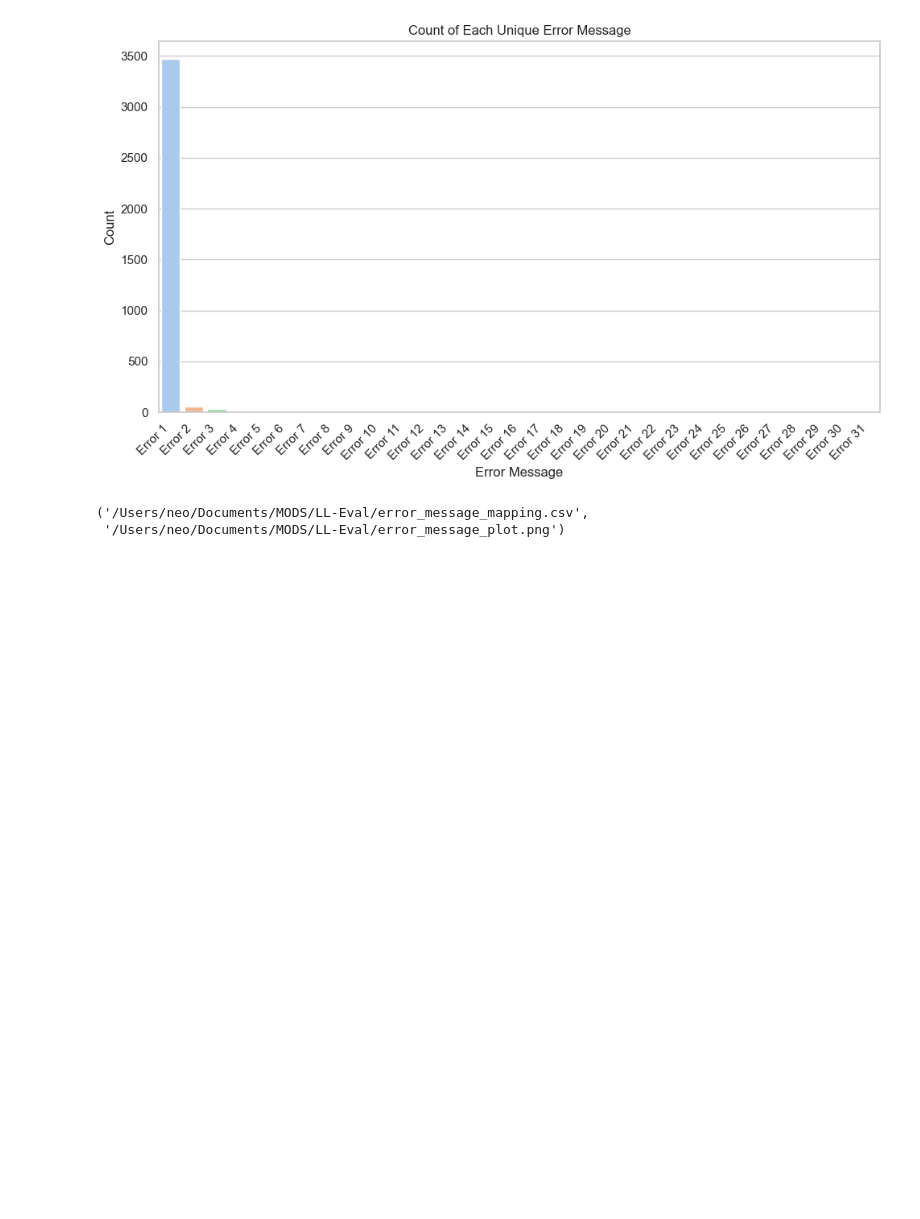
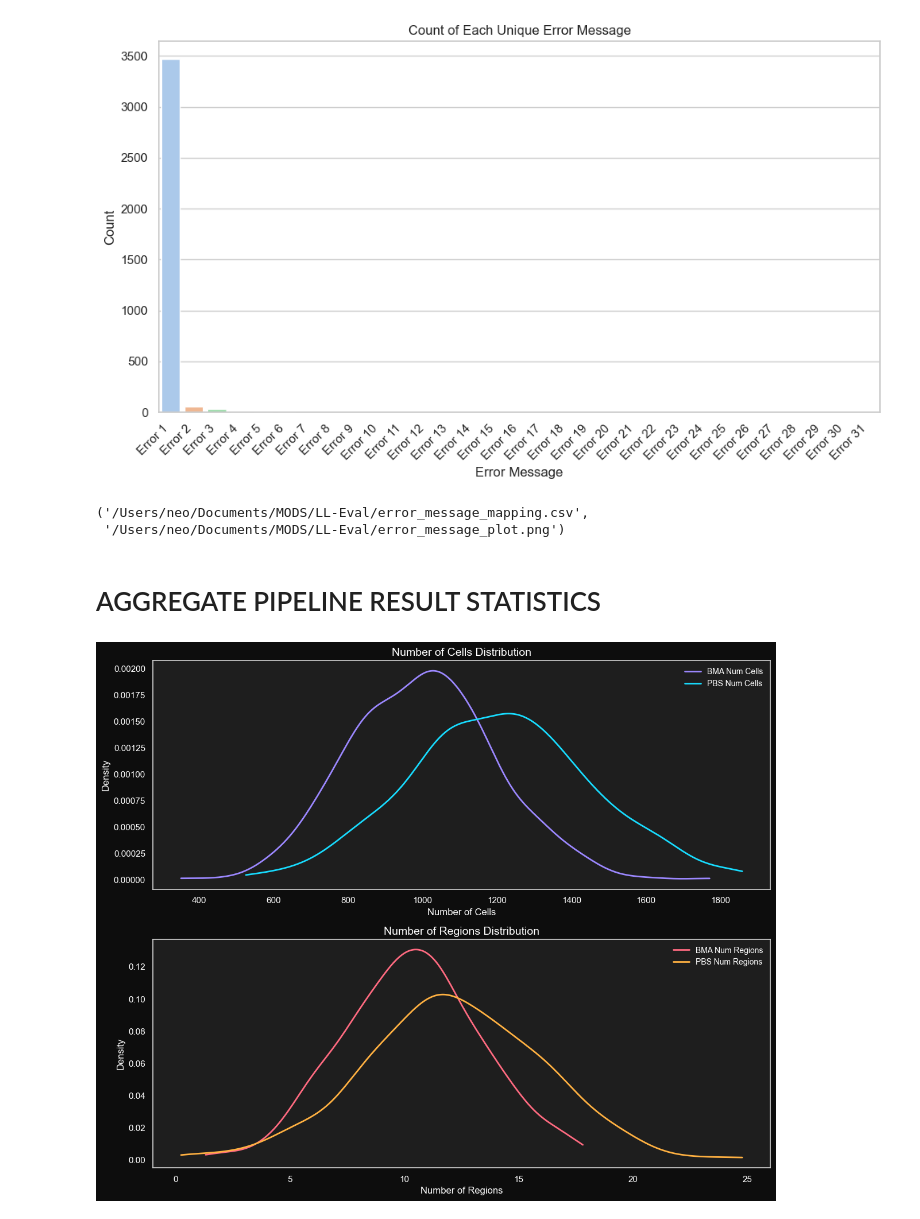
Before and after one commit to neoyinzhanghan/LL-Eval, a Jupyter notebook: local.ipynb, the cells around one changed output. Cells and saved outputs as stored; diff of their text form; code cells hidden in the pictures; blank space fills up the shorter version.

```diff
--- a/local.ipynb
+++ b/local.ipynb
@@ -53,3 +55,71 @@ plt.show()
 [figure]
 ('/Users/neo/Documents/MODS/LL-Eval/error_message_mapping.csv',
  '/Users/neo/Documents/MODS/LL-Eval/error_message_plot.png')
+# %% [markdown]
+# AGGREGATE PIPELINE RESULT STATISTICS
+# %%
+# Adjust the legend text color to white for better visibility.
+import pandas as pd
+import numpy as np
+import matplotlib.pyplot as plt
+from scipy.stats import gaussian_kde
+
+# Simulating data for demonstration purposes.
+np.random.seed(42)
+df = pd.DataFrame({
+    'specimen_type': ['BMA'] * 500 + ['PBS'] * 500,
+    'num_cells': np.concatenate((np.random.normal(1000, 200, 500), np.random.normal(1200, 250, 500))),
+    'num_regions': np.concatenate((np.random.normal(10, 3, 500), np.random.normal(12, 4, 500)))
+})
+
+# Separate the data for BMA and PBS
+df_bma = df[df['specimen_type'] == 'BMA']
+df_pbs = df[df['specimen_type'] == 'PBS']
+
+# Extract the data
+bma_num_cells = df_bma['num_cells'].dropna()
+pbs_num_cells = df_pbs['num_cells'].dropna()
+bma_num_regions = df_bma['num_regions'].dropna()
+pbs_num_regions = df_pbs['num_regions'].dropna()
+
+# Define a function for creating smooth density plots
+def plot_density(data, label, color, ax):
+    density = gaussian_kde(data)
+    xs = np.linspace(min(data), max(data), 1000)
+    ax.plot(xs, density(xs), label=label, lw=2, color=color)
+
+# Create subplots for number of cells and number of regions
+fig, (ax1, ax2) = plt.subplots(2, 1, figsize=(12, 10), facecolor='#0d0d0d')
+
+# Plot the number of cells for BMA and PBS
+plot_density(bma_num_cells, 'BMA Num Cells', '#9c88ff', ax1)
+plot_density(pbs_num_cells, 'PBS Num Cells', '#18dcff', ax1)
+ax1.set_title('Number of Cells Distribution', color='white', fontsize=14)
+ax1.set_xlabel('Number of Cells', color='white')
+ax1.set_ylabel('Density', color='white')
+legend1 = ax1.legend(frameon=False, loc='upper right', fontsize=10)
+for text in legend1.get_texts():
+    text.set_color('white')
+ax1.grid(False)
+ax1.set_facecolor('#1e1e1e')
+ax1.tick_params(axis='both', colors='white')
+
+# Plot the number of regions for BMA and PBS
+plot_density(bma_num_regions, 'BMA Num Regions', '#ff6b81', ax2)
+plot_density(pbs_num_regions, 'PBS Num Regions', '#ffb142', ax2)
+ax2.set_title('Number of Regions Distribution', color='white', fontsize=14)
+ax2.set_xlabel('Number of Regions', color='white')
+ax2.set_ylabel('Density', color='white')
+legend2 = ax2.legend(frameon=False, loc='upper right', fontsize=10)
+for text in legend2.get_texts():
+    text.set_color('white')
+ax2.grid(False)
+ax2.set_facecolor('#1e1e1e')
+ax2.tick_params(axis='both', colors='white')
+
+# Adjust layout and show the plot
+plt.tight_layout()
+plt.subplots_adjust(top=0.95)
+plt.show()
+# %% [output]
+[figure, added]
```
Also changed, not shown: parts of 1 cell of this notebook, 3 other files.
